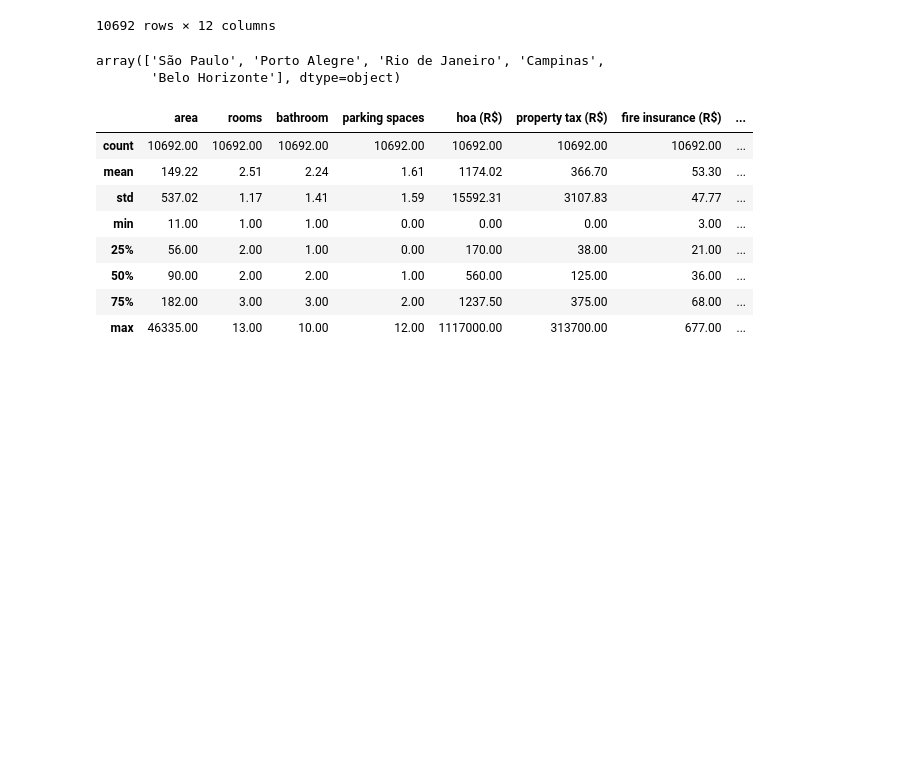
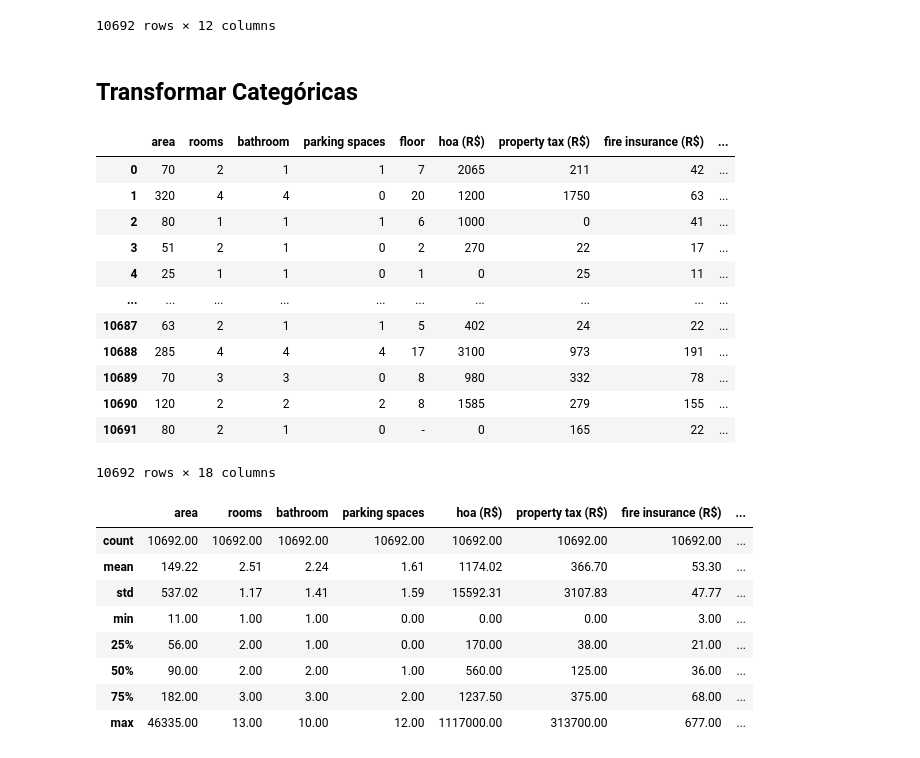
Before and after one commit to KValim/Projetcs, a Jupyter notebook: FIAP/deep learning I/quinto_andar/quinto_andar.ipynb, the cells around one changed output. Saved outputs shown, nothing was run; the diff lists cells and outputs as text; code cells hidden in the pictures; blank space fills up the shorter version.

```diff
--- a/FIAP/deep learning I/quinto_andar/quinto_andar.ipynb
+++ b/FIAP/deep learning I/quinto_andar/quinto_andar.ipynb
@@ -47,11 +48,28 @@ df
 | 10690 | Rio de Janeiro | 120 | 2 | 2 | 2 | 8 | acept | furnished | 1585 | ... |
 | 10691 | São Paulo | 80 | 2 | 1 | 0 | - | acept | not furnished | 0 | ... |
 10692 rows × 12 columns
-# %%
-df.city.unique()
-# %% [output]
-array(['São Paulo', 'Porto Alegre', 'Rio de Janeiro', 'Campinas',
-       'Belo Horizonte'], dtype=object)
+# %% [markdown]
+## Transformar Categóricas
+# %%
+# converter colunas categóricas em dummies
+df = pd.get_dummies(df, columns=['furniture'], prefix='furniture')
+df = pd.get_dummies(df, columns=['city'], prefix='city')
+df = pd.get_dummies(df, columns=['animal'], prefix='animal')
+df
+# %% [output]
+|  | area | rooms | bathroom | parking spaces | floor | hoa (R$) | property tax (R$) | fire insurance (R$) | ... |
+| 0 | 70 | 2 | 1 | 1 | 7 | 2065 | 211 | 42 | ... |
+| 1 | 320 | 4 | 4 | 0 | 20 | 1200 | 1750 | 63 | ... |
+| 2 | 80 | 1 | 1 | 1 | 6 | 1000 | 0 | 41 | ... |
+| 3 | 51 | 2 | 1 | 0 | 2 | 270 | 22 | 17 | ... |
+| 4 | 25 | 1 | 1 | 0 | 1 | 0 | 25 | 11 | ... |
+| ... | ... | ... | ... | ... | ... | ... | ... | ... | ... |
+| 10687 | 63 | 2 | 1 | 1 | 5 | 402 | 24 | 22 | ... |
+| 10688 | 285 | 4 | 4 | 4 | 17 | 3100 | 973 | 191 | ... |
+| 10689 | 70 | 3 | 3 | 0 | 8 | 980 | 332 | 78 | ... |
+| 10690 | 120 | 2 | 2 | 2 | 8 | 1585 | 279 | 155 | ... |
+| 10691 | 80 | 2 | 1 | 0 | - | 0 | 165 | 22 | ... |
+10692 rows × 18 columns
 # %%
 df.describe()
 # %% [output]
```
Also changed, not shown: parts of 27 cells of this notebook, 16 other files.
